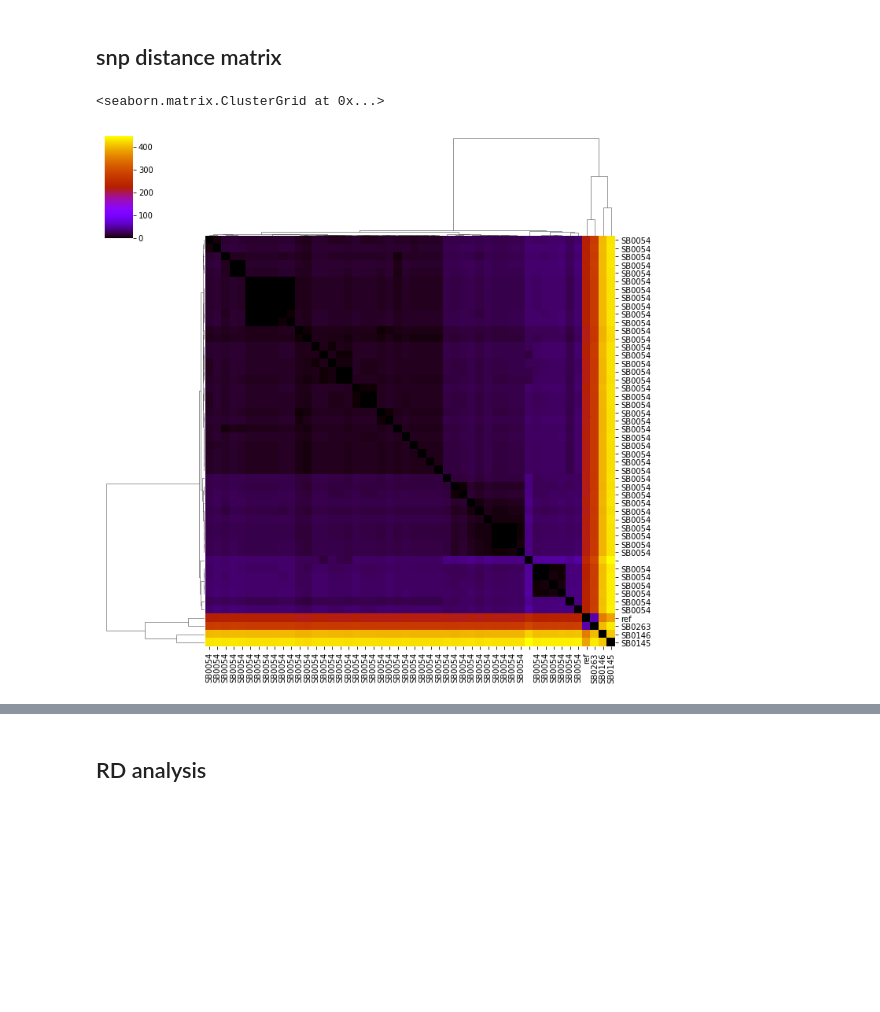
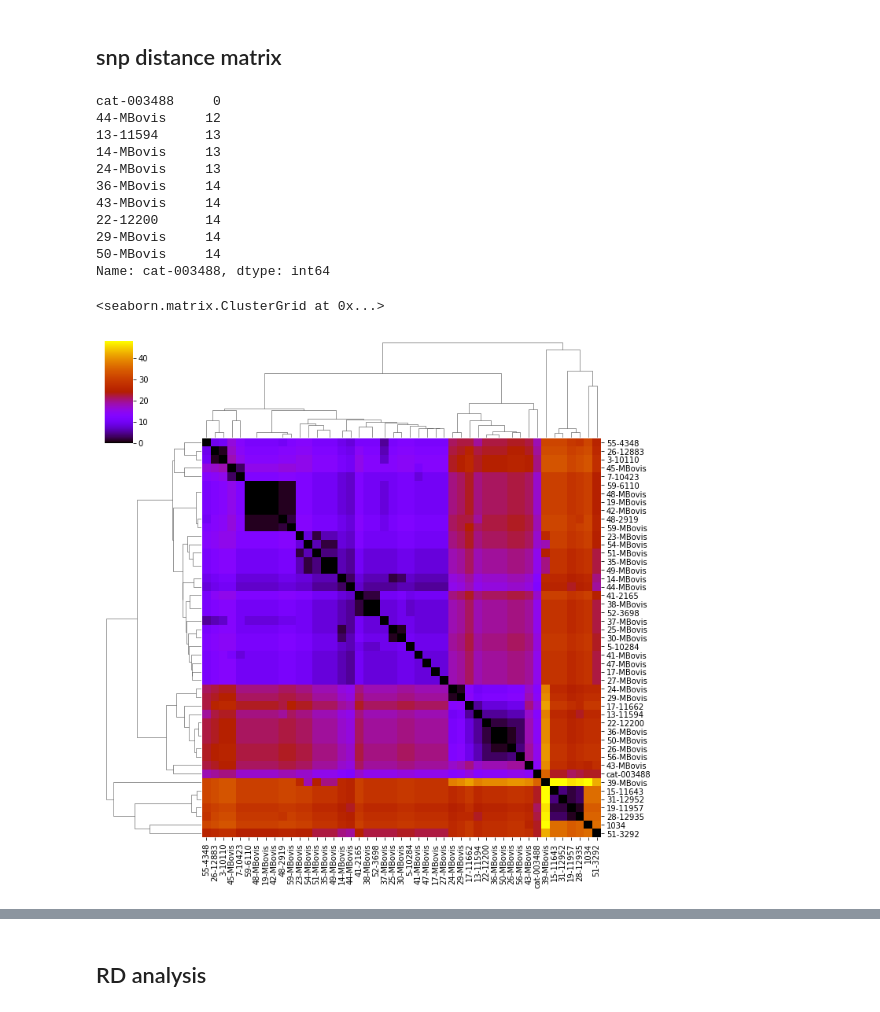
Before and after one commit to dmnfarrell/snipgenie, a Jupyter notebook: notebooks/wicklow.ipynb, the cells around one changed output, grey strips where cells are left out. Saved outputs shown, nothing was run; the diff lists cells and outputs as text; code cells hidden in the pictures; blank space fills up the shorter version.

```diff
--- a/notebooks/wicklow.ipynb
+++ b/notebooks/wicklow.ipynb
@@ -129,10 +58,21 @@ t.render("%%inline",tree_style=ts,w=800)
 ## snp distance matrix
 # %%
 sm = pd.read_csv('/storage/btbgenie/wicklow_results/snpdist.csv',index_col=0)
-sm=sm.rename(columns=labelmap,index=labelmap)
-sm[-10:]
+print (sm.loc['cat-003488'].sort_values()[:10])
+sm=sm.drop('182-MBovis').drop('182-MBovis',1)
 import seaborn as sns
 sns.clustermap(sm, cmap='gnuplot',xticklabels=True,yticklabels=True)
 # %% [output]
-<seaborn.matrix.ClusterGrid at 0x...>
+cat-003488     0
+44-MBovis     12
+13-11594      13
+14-MBovis     13
+24-MBovis     13
+36-MBovis     14
+43-MBovis     14
+22-12200      14
+29-MBovis     14
+50-MBovis     14
+Name: cat-003488, dtype: int64
+<seaborn.matrix.ClusterGrid at 0x...>
-[figure, old version]
+[figure, new version]
```
Also changed, not shown: parts of 16 cells of this notebook, 11 other files.
